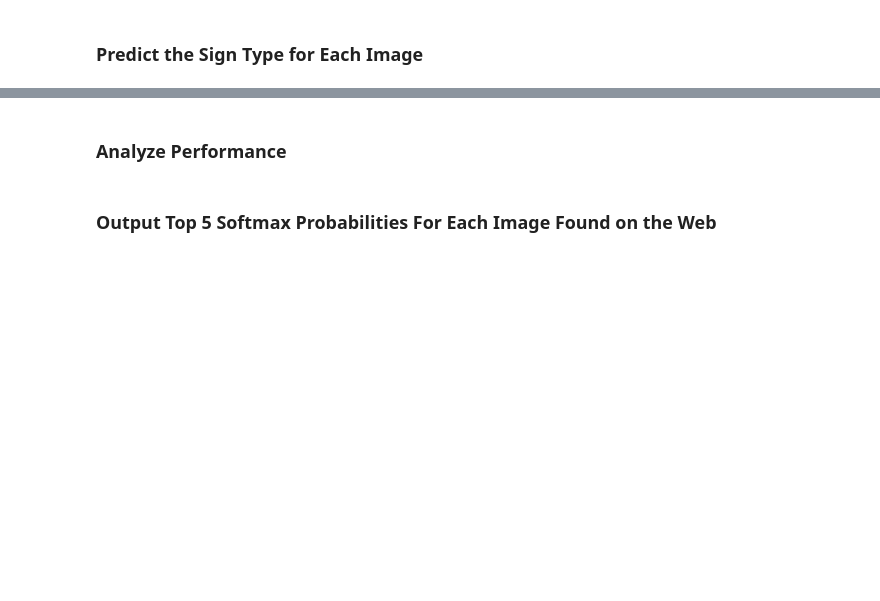
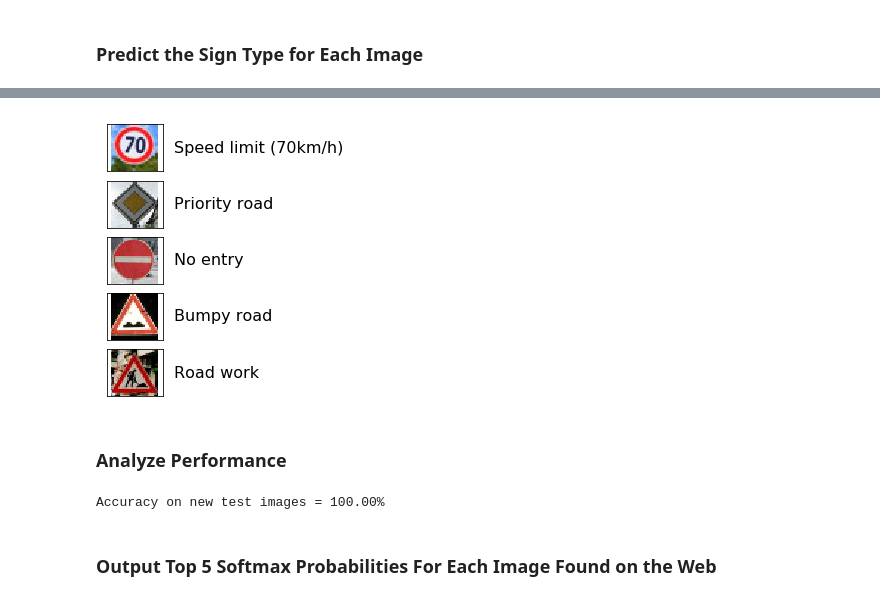
Before and after one commit to JohanSmet/udacity_carnd, a Jupyter notebook: Traffic_Sign_Classifier.ipynb, the cells around one changed output, grey strips where cells are left out. Cells and saved outputs as stored; diff of their text form; code cells hidden in the pictures; blank space fills up the shorter version.

```diff
--- a/Traffic_Sign_Classifier.ipynb
+++ b/Traffic_Sign_Classifier.ipynb
@@ -344,3 +513,6 @@ You may find `signnames.csv` useful as it contains mappings from the class id (i
 ### Run the predictions here and use the model to output the prediction for each image.
 ### Make sure to pre-process the images with the same pre-processing pipeline used earlier.
 ### Feel free to use as many code cells as needed.
+# %%
+preprocess = ImagePreprocessor()
+new_X_pre = preprocess.process_images(np.array(new_X))
@@ -347,8 +532,17 @@ You may find `signnames.csv` useful as it contains mappings from the class id (i
+# %%
+plot_images_with_names(new_X, new_pred_y)
+# %% [output]
+[figure, added]
 # %% [markdown]
 ### Analyze Performance
 # %%
 ### Calculate the accuracy for these 5 new images.
 ### For example, if the model predicted 1 out of 5 signs correctly, it's 20% accurate on these new images.
+# %%
+new_accuracy = np.mean(np.equal(new_y, new_pred_y))
+print('Accuracy on new test images = {:.2f}%'.format(new_accuracy * 100))
+# %% [output]
+Accuracy on new test images = 100.00%
 # %% [markdown]
 ### Output Top 5 Softmax Probabilities For Each Image Found on the Web
 # %% [markdown]
```
Also changed, not shown: parts of 25 cells of this notebook, 5 other files.
